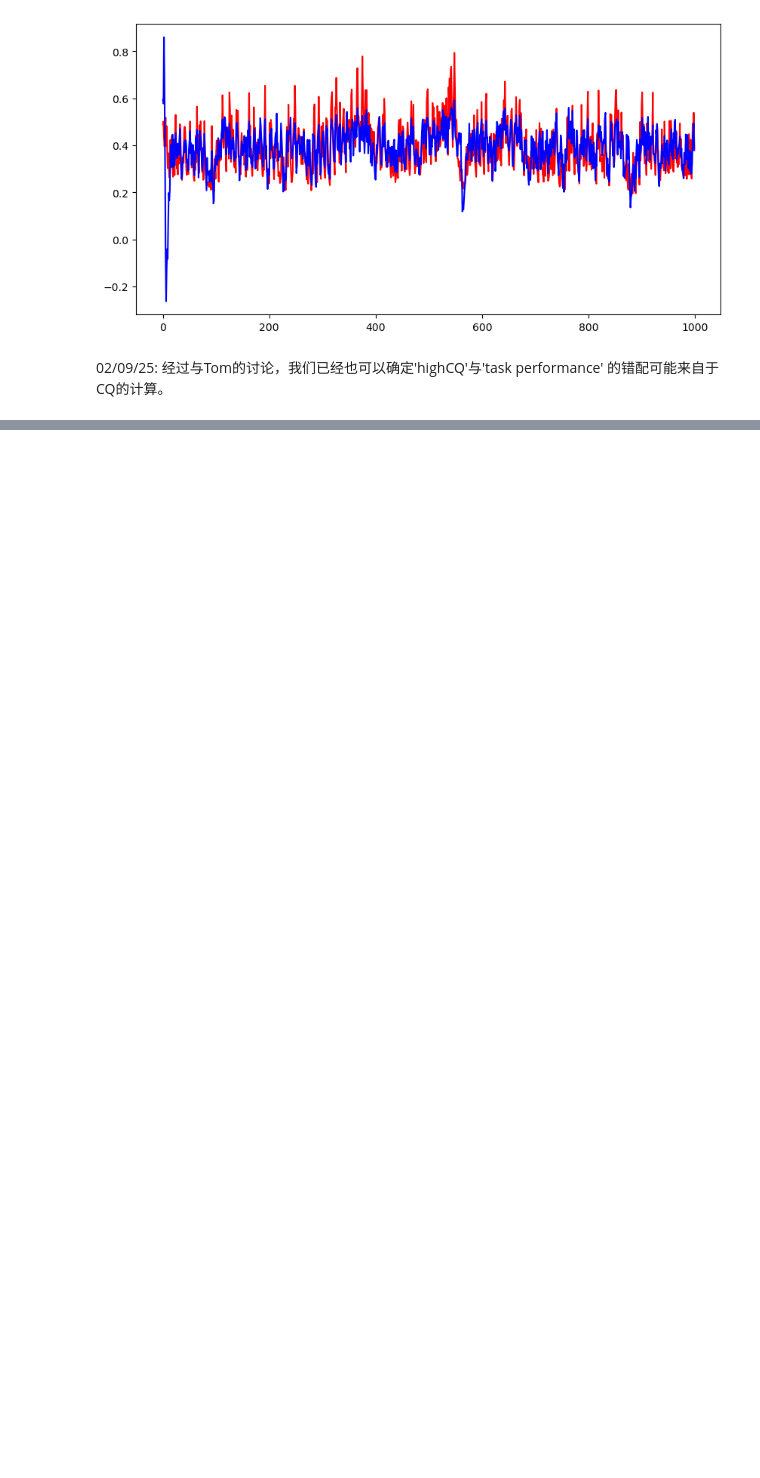
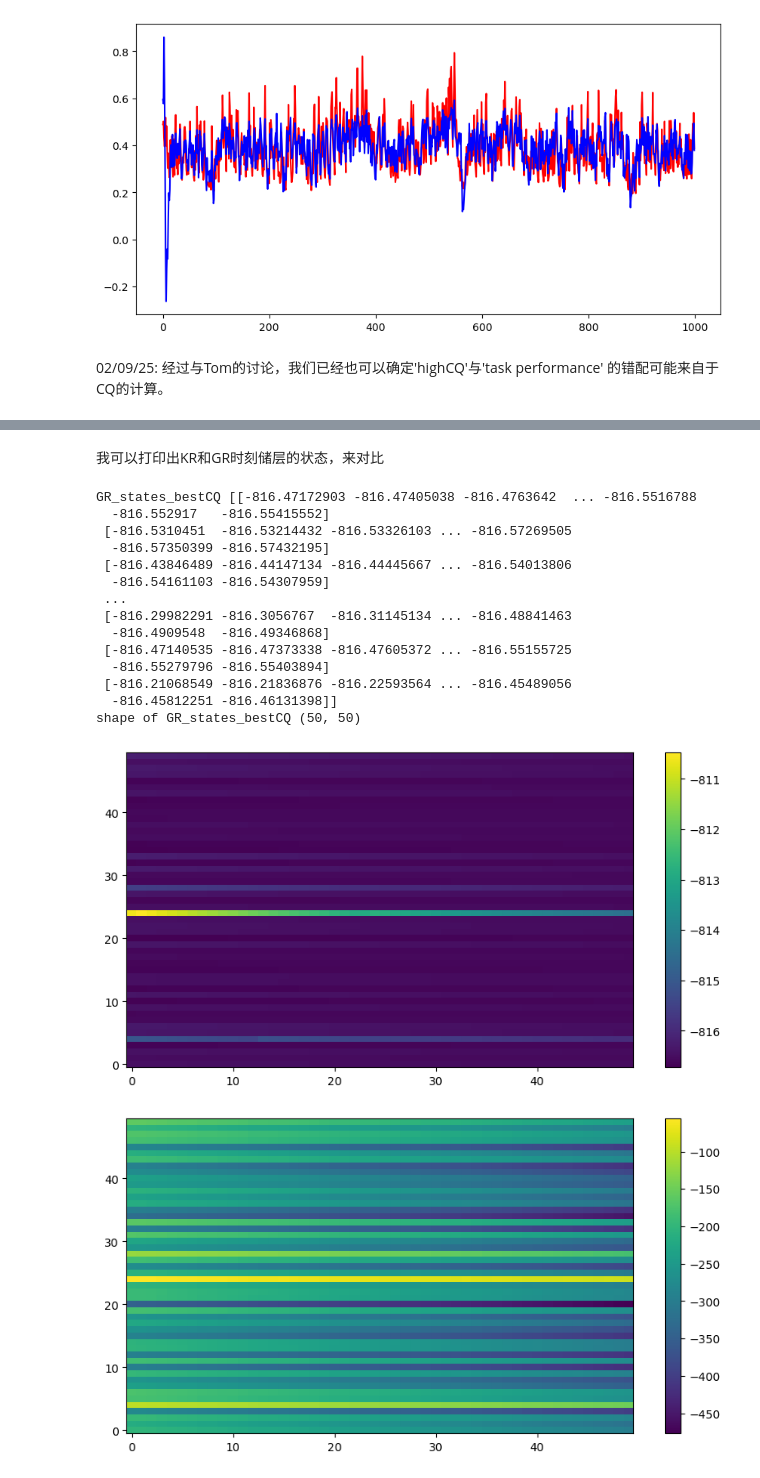
Before and after one commit to VvvpC/spnc_taskindependent_metrics, a Jupyter notebook: Test_Temporary/test_bestCQ_nomemory.ipynb, the cells around one changed output, grey strips where cells are left out. Cells and saved outputs as stored; diff of their text form; code cells hidden in the pictures; blank space fills up the shorter version.

```diff
--- a/Test_Temporary/test_bestCQ_nomemory.ipynb
+++ b/Test_Temporary/test_bestCQ_nomemory.ipynb
@@ -693,0 +774,37 @@ plt.show()
+# %% [markdown]
+我可以打印出KR和GR时刻储层的状态，来对比
+# %%
+print('GR_states_bestCQ',GR_states_bestCQ)
+print('shape of GR_states_bestCQ',np.shape(GR_states_bestCQ))
+
+# 画一个原始热力图
+plt.figure(figsize=(10, 5))
+plt.imshow(GR_states_bestCQ, aspect='auto')
+#翻转y轴
+plt.gca().invert_yaxis()
+plt.colorbar()
+plt.show()
+
+plt.figure(figsize=(10, 5))
+plt.imshow(KR_states_bestCQ, aspect='auto')
+#翻转y轴
+plt.gca().invert_yaxis()
+plt.colorbar()
+plt.show()
+# %% [output]
+GR_states_bestCQ [[-816.47172903 -816.47405038 -816.4763642  ... -816.5516788
+  -816.552917   -816.55415552]
+ [-816.5310451  -816.53214432 -816.53326103 ... -816.57269505
+  -816.57350399 -816.57432195]
+ [-816.43846489 -816.44147134 -816.44445667 ... -816.54013806
+  -816.54161103 -816.54307959]
+ ...
+ [-816.29982291 -816.3056767  -816.31145134 ... -816.48841463
+  -816.4909548  -816.49346868]
+ [-816.47140535 -816.47373338 -816.47605372 ... -816.55155725
+  -816.55279796 -816.55403894]
+ [-816.21068549 -816.21836876 -816.22593564 ... -816.45489056
+  -816.45812251 -816.46131398]]
+shape of GR_states_bestCQ (50, 50)
+[figure, added]
+[figure, added]
```
Also changed, not shown: parts of 11 cells of this notebook, 3 other files.
